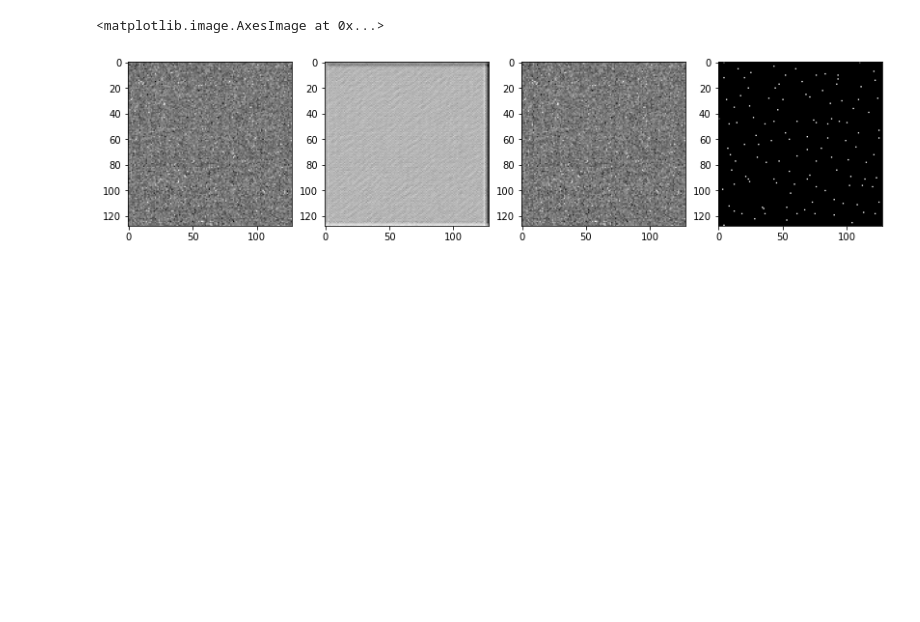
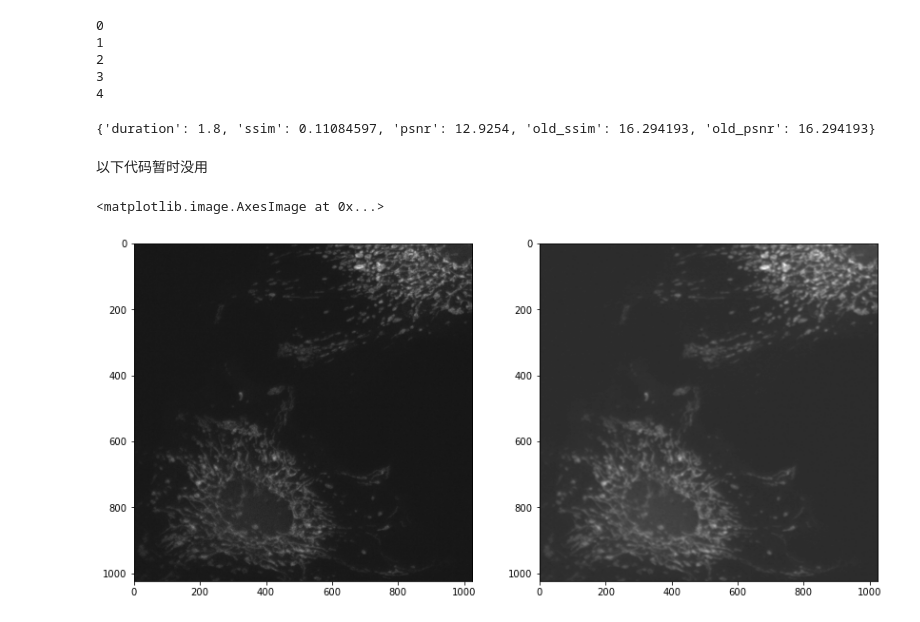
Before and after one commit to Microdeep-ZL/FluoMicro_Denoising, a Jupyter notebook: train.ipynb, the cells around one changed output. Cells and saved outputs as stored; diff of their text form; code cells hidden in the pictures; blank space fills up the shorter version.

```diff
--- a/train.ipynb
+++ b/train.ipynb
@@ -20 +38,21 @@ history = unet.train(n2v_data_generator)
+# %%
+# 用小数据集做实验
+file_paths = ["D:\Project\FYP\dataset_small\\train\\actin-60x-noise1-lowsnr.tif"]
+ground_truth_paths = ["D:\Project\FYP\dataset_small\ground_truth\\actin-60x-noise1-highsnr.tif"]
+config = N2VConfig(file_paths, ground_truth_paths)
+evaluation_generator = N2VDataGenerator(config)
+# ! 请确保保存路径的文件夹存在
+result=unet.evaluate(evaluation_generator, divide=2, save_path="restored_images/restored.tif")
+# %% [output]
+0
+1
+2
+3
+4
+# %%
+print(result)
+# %% [output]
+{'duration': 1.8, 'ssim': 0.11084597, 'psnr': 12.9254, 'old_ssim': 16.294193, 'old_psnr': 16.294193}
+# %% [markdown]
+以下代码暂时没用
 # %%
@@ -25,14 +72,14 @@ outputs=unet.model.predict(inputs)
 # %%
-plt.figure(figsize=(14,7))
-index=19
-plt.subplot(141)
-plt.imshow(inputs[index,...,0],cmap="gray")
-plt.subplot(142)
-plt.imshow(outputs[index,...,0],cmap="gray")
-plt.subplot(143)
-plt.imshow(targets[index,...,0],cmap="gray")
-plt.subplot(144)
-plt.imshow(targets[index,...,1],cmap="gray")
+# plt.figure(figsize=(14,7))
+# index=0
+# plt.subplot(121)
+# plt.imshow(inputs[index,...,0],cmap="gray")
+# plt.subplot(122)
+# plt.imshow(outputs[index,...,0],cmap="gray") # after denoising
+# plt.subplot(143)
+# plt.imshow(targets[index,...,0],cmap="gray") # before denoising
+# plt.subplot(144)
+# plt.imshow(targets[index,...,1],cmap="gray")
 # %% [output]
 <matplotlib.image.AxesImage at 0x...>
-[figure, old version]
+[figure, new version]
```
Also changed, not shown: parts of 4 cells of this notebook, 3 other files.
